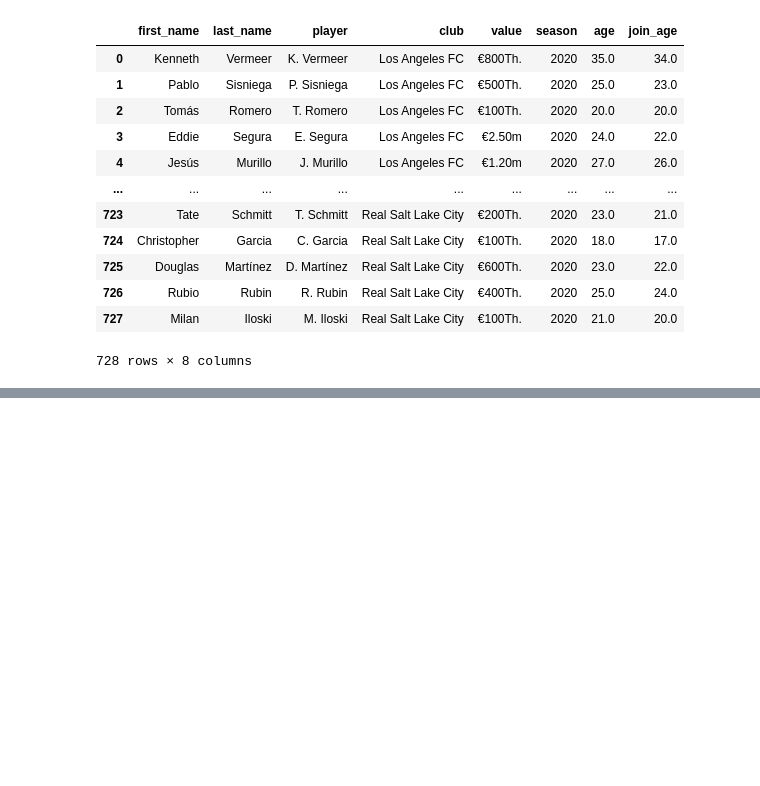
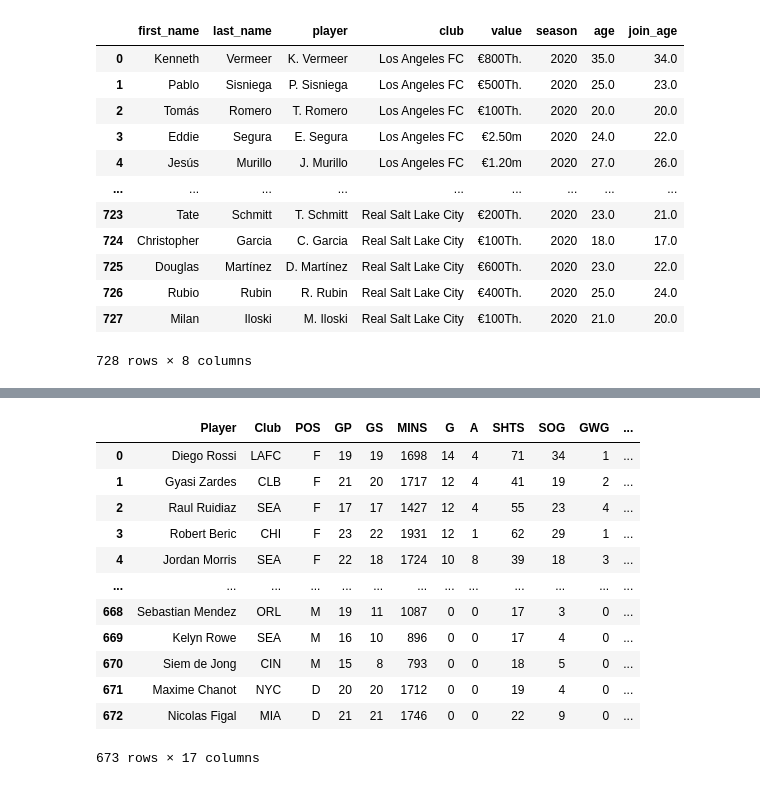
Before and after one commit to type-null/soccer-analysis, a Jupyter notebook: scrape.ipynb, the cells around one changed output, grey strips where cells are left out. Drawn from its saved outputs; the diff is of its cells as text; code cells hidden in the pictures; blank space fills up the shorter version.

```diff
--- a/scrape.ipynb
+++ b/scrape.ipynb
@@ -107,15 +107,22 @@ player_df = pd.concat(dfs, ignore_index=True)
 # %%
 player_df.to_csv('data/player_bio.csv')
 # %%
-# def get_play_time(season):
-season = 2020
-df = pd.DataFrame(columns=['team_name', 'club', 'team_num', 'link', 'season'])
-user_agent = "Mozilla/5.0 (Windows NT 10.0; WOW64; rv:68.0) Gecko/20100101 Firefox/68.0"
-url = f'https://www.mlssoccer.com/stats/season?franchise=select&year={season}'
-response = requests.get(url, headers={'User-Agent': user_agent})
-content = response.content.decode('utf-8')
-soup = bs4.BeautifulSoup(content, 'html.parser')
-table = soup.find('tbody')
-rows = table.find_all('tr')
-#     df.loc[len(df.index)] = [team_name, club, team_num, team_link, season]
-# return df
+def get_one_page(season, page=None):
+    user_agent = "Mozilla/5.0 (Windows NT 10.0; WOW64; rv:68.0) Gecko/20100101 Firefox/68.0"
+    url = f'https://www.mlssoccer.com/stats/season?page={page}&franchise=select&year={season}'
+    response = requests.get(url, headers={'User-Agent': user_agent})
+    content = response.content.decode('utf-8')
+    soup = bs4.BeautifulSoup(content, 'html.parser')
+    table = soup.find('tbody')
+    rows = table.find_all('tr')
+    cols = rows[0].find_all('td')
+    df = pd.DataFrame(columns=[ele['data-title'] for ele in cols])
+    for row in rows:
+        cols = row.find_all('td')
+        df.loc[len(df.index)] = [ele.text.strip() for ele in cols]
+    return df
+
+def get_player_stats(season):
+    last = 27 # last page number, manually input here
+    dfs = [get_one_page(season, page=p) for p in range(last)]
+    return pd.concat(dfs, ignore_index=True)
@@ -125,0 +129,2 @@ rows[0]
+# %%
+stat_df = get_player_stats(2020)
@@ -125,0 +173,17 @@ rows[0]
+# %%
+stat_df['name'] = stat_df['Player']
+stat_df
+# %% [output]
+|  | Player | Club | POS | GP | GS | MINS | G | A | SHTS | SOG | GWG | ... |
+| 0 | Diego Rossi | LAFC | F | 19 | 19 | 1698 | 14 | 4 | 71 | 34 | 1 | ... |
+| 1 | Gyasi Zardes | CLB | F | 21 | 20 | 1717 | 12 | 4 | 41 | 19 | 2 | ... |
+| 2 | Raul Ruidiaz | SEA | F | 17 | 17 | 1427 | 12 | 4 | 55 | 23 | 4 | ... |
+| 3 | Robert Beric | CHI | F | 23 | 22 | 1931 | 12 | 1 | 62 | 29 | 1 | ... |
+| 4 | Jordan Morris | SEA | F | 22 | 18 | 1724 | 10 | 8 | 39 | 18 | 3 | ... |
+| ... | ... | ... | ... | ... | ... | ... | ... | ... | ... | ... | ... | ... |
+| 668 | Sebastian Mendez | ORL | M | 19 | 11 | 1087 | 0 | 0 | 17 | 3 | 0 | ... |
+| 669 | Kelyn Rowe | SEA | M | 16 | 10 | 896 | 0 | 0 | 17 | 4 | 0 | ... |
+| 670 | Siem de Jong | CIN | M | 15 | 8 | 793 | 0 | 0 | 18 | 5 | 0 | ... |
+| 671 | Maxime Chanot | NYC | D | 20 | 20 | 1712 | 0 | 0 | 19 | 4 | 0 | ... |
+| 672 | Nicolas Figal | MIA | D | 21 | 21 | 1746 | 0 | 0 | 22 | 9 | 0 | ... |
+673 rows × 17 columns
```
Also changed, not shown: parts of 18 cells of this notebook, 15 other files.
